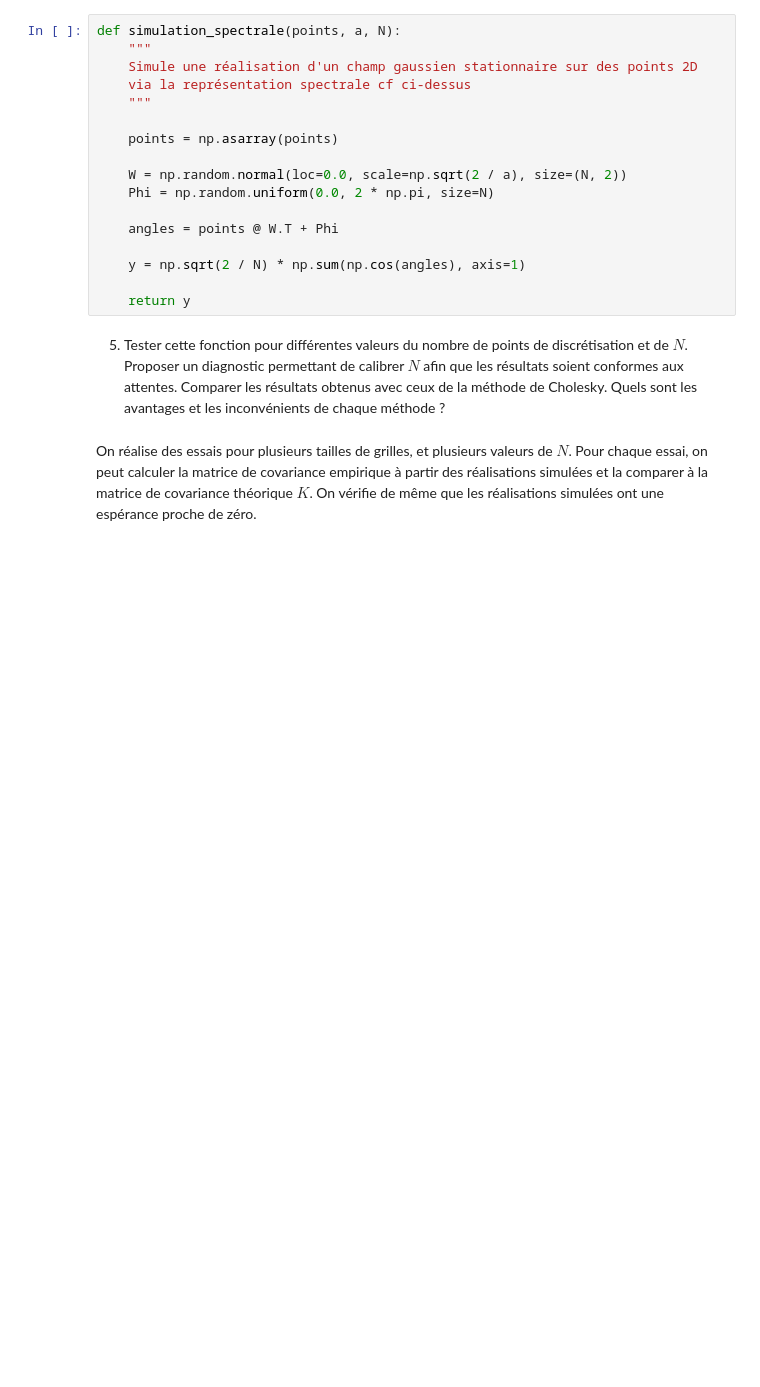
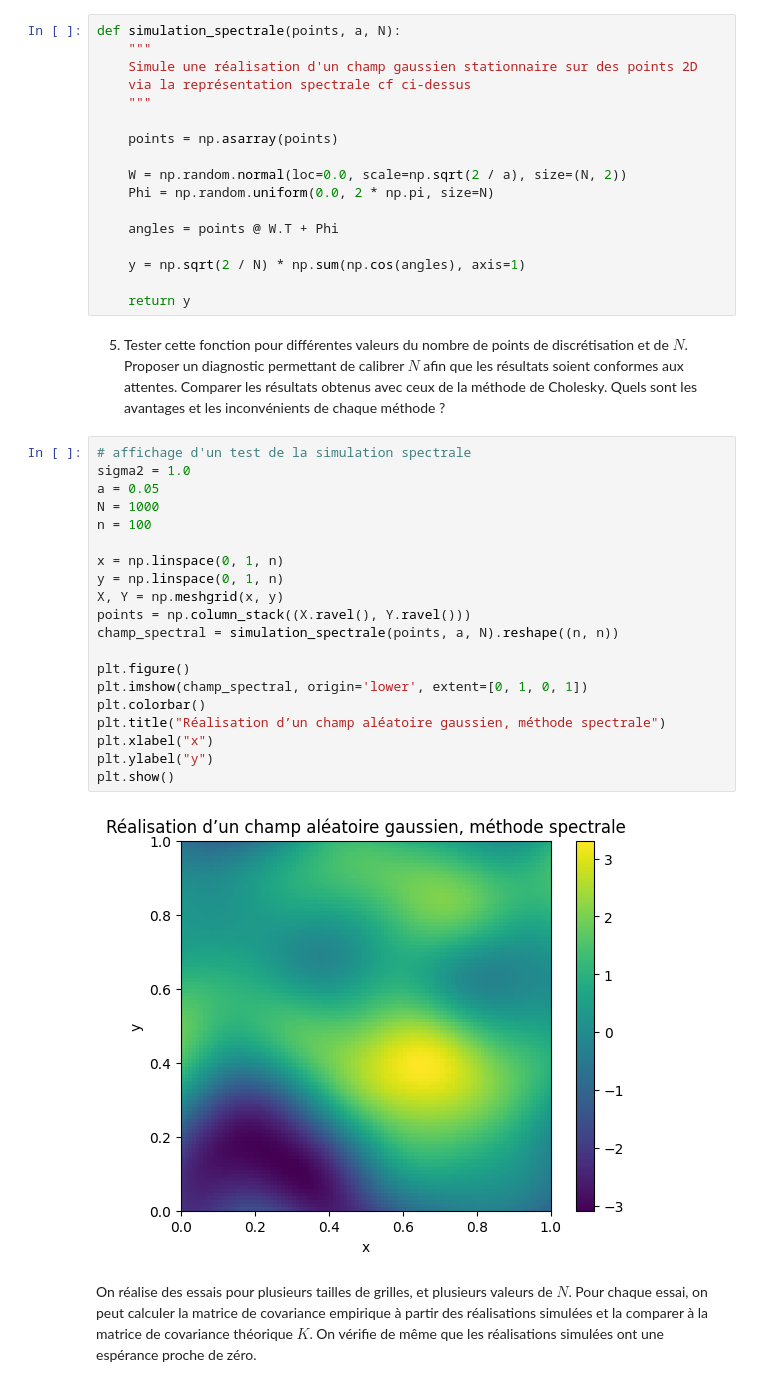
Before and after one commit to erhel-czc/projet-probabilites, a Jupyter notebook: Projet Probabilités.ipynb, the cells around one changed output. Drawn from its saved outputs; the diff is of its cells as text; blank space fills up the shorter version.

```diff
--- a/Projet Probabilités.ipynb
+++ b/Projet Probabilités.ipynb
@@ -222,6 +222,28 @@ def simulation_spectrale(points, a, N):
     return y
 # %% [markdown]
 5. Tester cette fonction pour différentes valeurs du nombre de points de discrétisation et de $N$. Proposer un diagnostic permettant de calibrer $N$ afin que les résultats soient conformes aux attentes. Comparer les résultats obtenus avec ceux de la méthode de Cholesky. Quels sont les avantages et les inconvénients de chaque méthode ?
+# %%
+# affichage d'un test de la simulation spectrale
+sigma2 = 1.0
+a = 0.05
+N = 1000
+n = 100
+
+x = np.linspace(0, 1, n)
+y = np.linspace(0, 1, n)
+X, Y = np.meshgrid(x, y)
+points = np.column_stack((X.ravel(), Y.ravel()))
+champ_spectral = simulation_spectrale(points, a, N).reshape((n, n))
+
+plt.figure()
+plt.imshow(champ_spectral, origin='lower', extent=[0, 1, 0, 1])
+plt.colorbar()
+plt.title("Réalisation d’un champ aléatoire gaussien, méthode spectrale")
+plt.xlabel("x")
+plt.ylabel("y")
+plt.show()
+# %% [output]
+[figure, added]
 # %% [markdown]
 On réalise des essais pour plusieurs tailles de grilles, et plusieurs valeurs de $N$. Pour chaque essai, on peut calculer la matrice de covariance empirique à partir des réalisations simulées et la comparer à la matrice de covariance théorique $K$. On vérifie de même que les réalisations simulées ont une espérance proche de zéro.
 # %%
```
Also changed, not shown: parts of 3 cells of this notebook.
